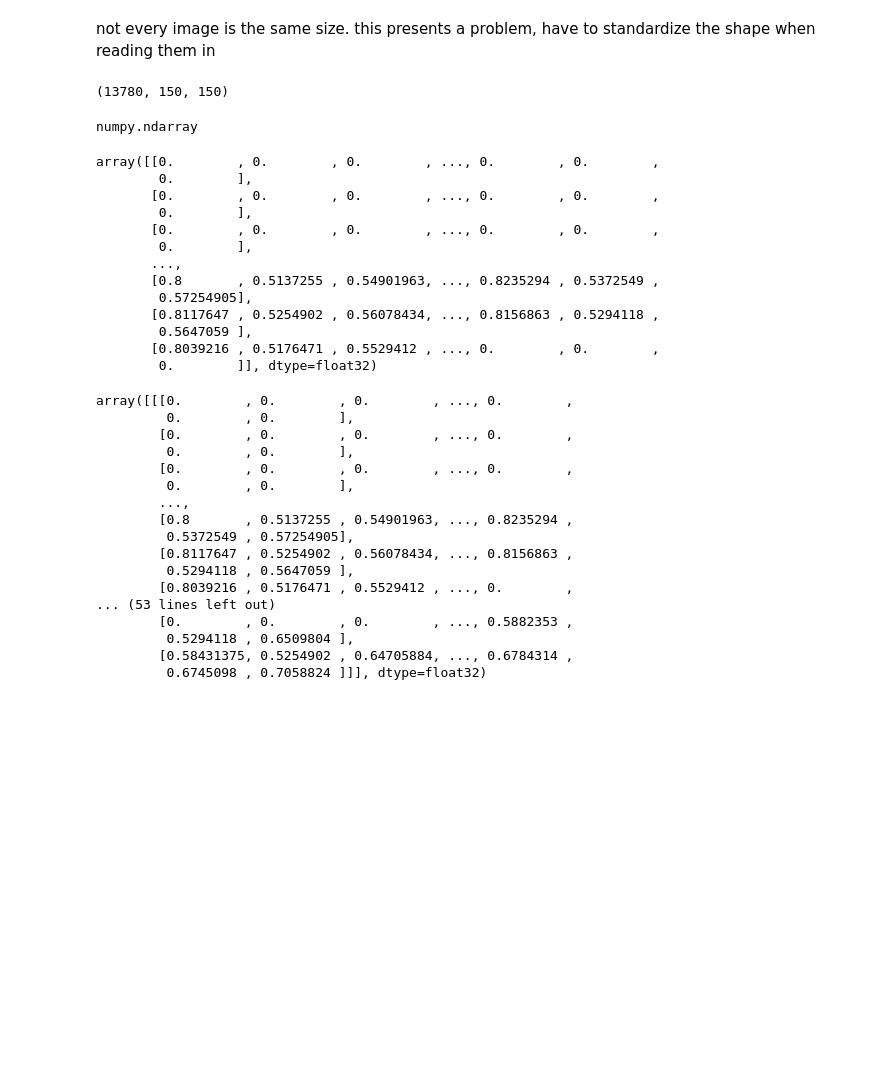
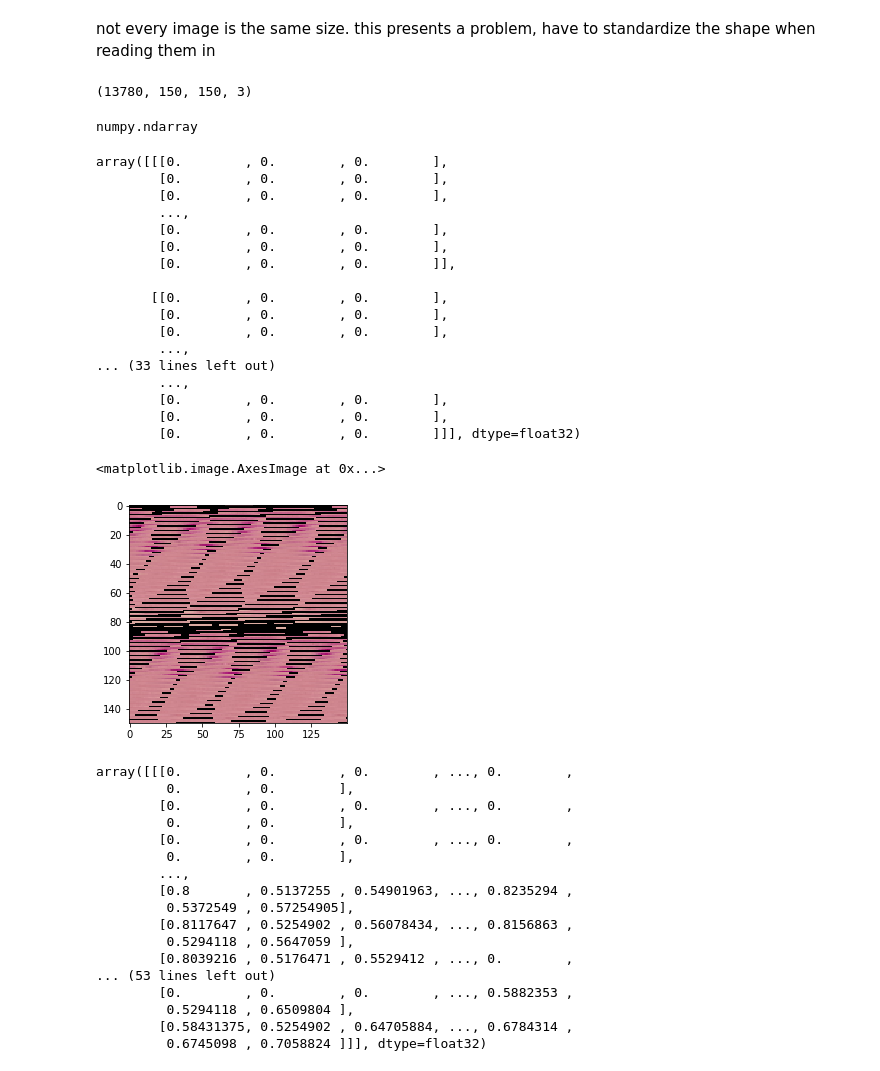
Before and after one commit to SamPoad/data-labs, a Jupyter notebook: final-project/Poad_jupyternotebook.ipynb, the cells around one changed output. Drawn from its saved outputs; the diff is of its cells as text; code cells hidden in the pictures; blank space fills up the shorter version.

```diff
--- a/final-project/Poad_jupyternotebook.ipynb
+++ b/final-project/Poad_jupyternotebook.ipynb
@@ -130,7 +130,7 @@ imagelist = []
 for filename in os.listdir(filepath + 'Parasitized'):
     if filename.endswith('.png'):
         img_array = np.asarray(image.imread(filepath + 'Parasitized/' + filename))
-        rsz_img = np.resize(img_array, (150, 150) )
+        rsz_img = np.resize(img_array, (150, 150, 3) )
 
     imagelist.append((rsz_img))
 # %%
@@ -139,7 +139,7 @@ para_imgs = np.array([_ for _ in imagelist])
 # %%
 para_imgs.shape
 # %% [output]
-(13780, 150, 150)
+(13780, 150, 150, 3)
 # %%
 type(para_imgs)
 # %% [output]
@@ -147,19 +147,28 @@ numpy.ndarray
 # %%
 para_imgs[0]
 # %% [output]
-array([[0.        , 0.        , 0.        , ..., 0.        , 0.        ,
-        0.        ],
-       [0.        , 0.        , 0.        , ..., 0.        , 0.        ,
-        0.        ],
-       [0.        , 0.        , 0.        , ..., 0.        , 0.        ,
-        0.        ],
-       ...,
-       [0.8       , 0.5137255 , 0.54901963, ..., 0.8235294 , 0.5372549 ,
-        0.57254905],
-       [0.8117647 , 0.5254902 , 0.56078434, ..., 0.8156863 , 0.5294118 ,
-        0.5647059 ],
-       [0.8039216 , 0.5176471 , 0.5529412 , ..., 0.        , 0.        ,
-        0.        ]], dtype=float32)
+array([[[0.        , 0.        , 0.        ],
+        [0.        , 0.        , 0.        ],
+        [0.        , 0.        , 0.        ],
+        ...,
+        [0.        , 0.        , 0.        ],
+        [0.        , 0.        , 0.        ],
+        [0.        , 0.        , 0.        ]],
+
+       [[0.        , 0.        , 0.        ],
+        [0.        , 0.        , 0.        ],
+        [0.        , 0.        , 0.        ],
+        ...,
+... (33 lines left out)
+        ...,
+        [0.        , 0.        , 0.        ],
+        [0.        , 0.        , 0.        ],
+        [0.        , 0.        , 0.        ]]], dtype=float32)
+# %%
+plt.imshow(para_imgs[0])
+# %% [output]
+<matplotlib.image.AxesImage at 0x...>
+[figure, added]
 # %%
 para_imgs[:5]
 # %% [output]
```
Also changed, not shown: parts of 65 cells of this notebook, 1 other file.
